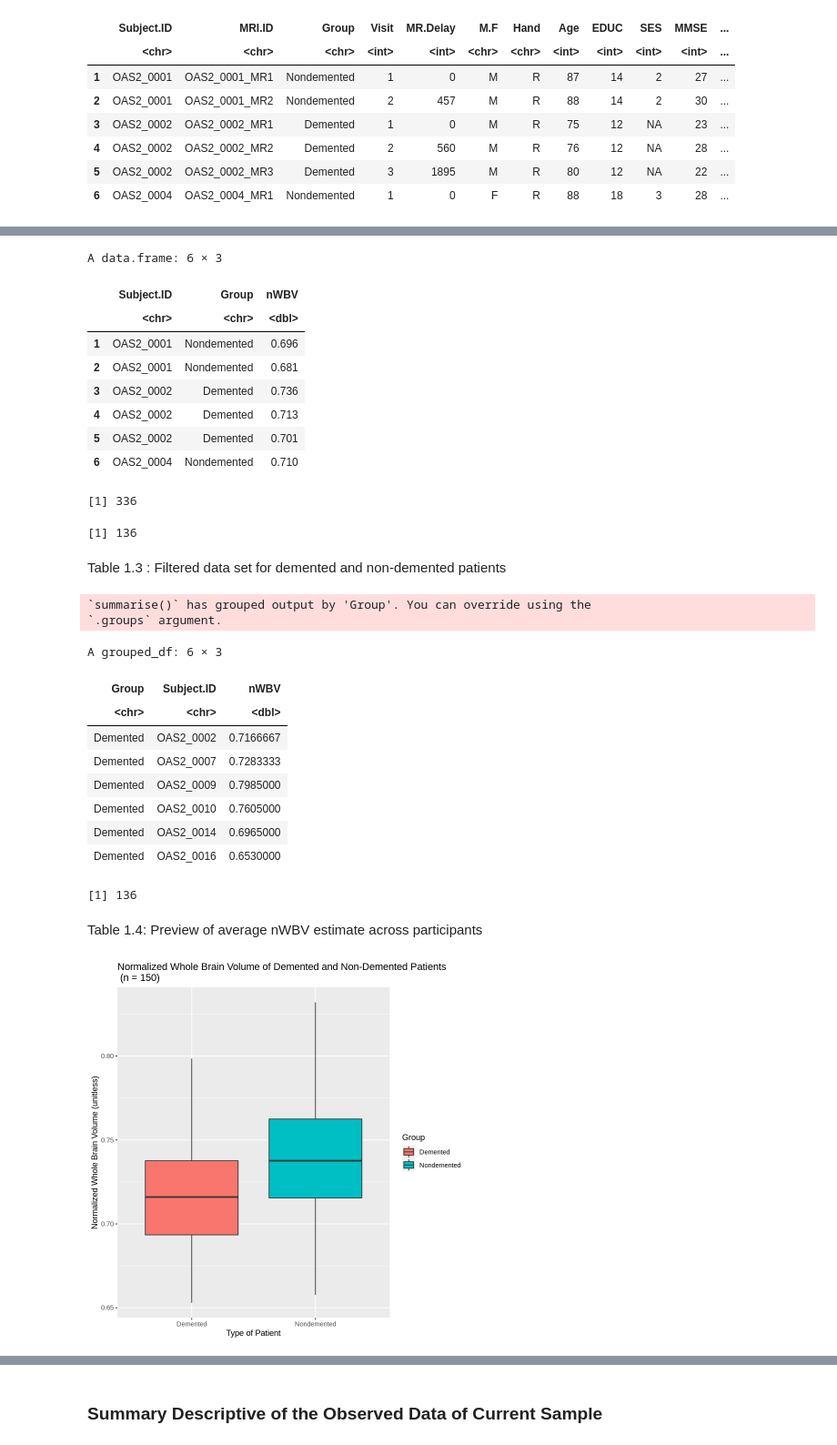
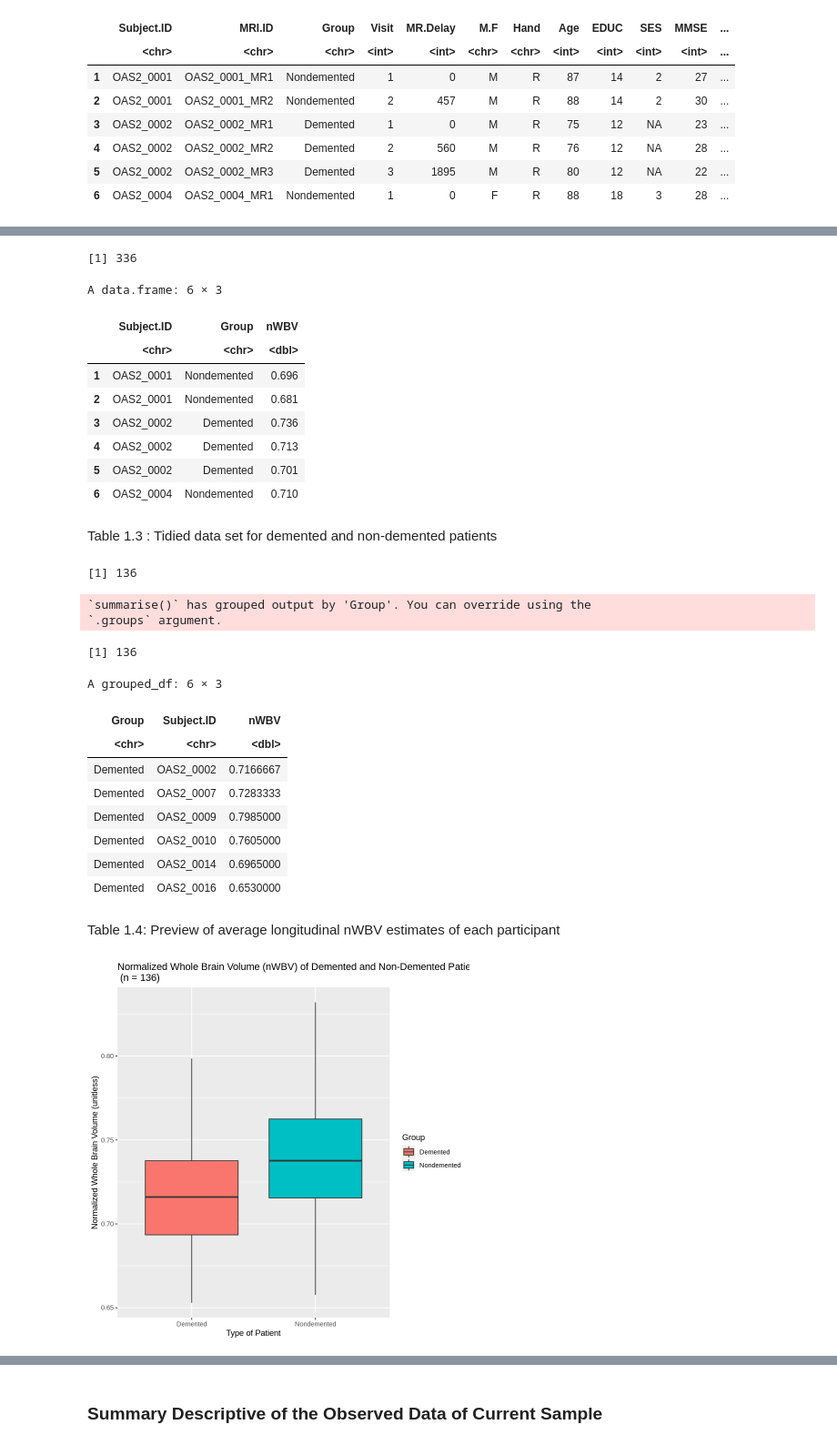
Before and after one commit to yuwangy/alzheimer_analysis, a Jupyter notebook: Project_Final_Submission.ipynb, the cells around one changed output, grey strips where cells are left out. Shown at 91% size. Cells and saved outputs as stored; diff of their text form; code cells hidden in the pictures.

```diff
--- a/Project_Final_Submission.ipynb
+++ b/Project_Final_Submission.ipynb
@@ -73,26 +76,23 @@ Table 1.2: Data Frame
 # %%
-# filter for demented and nondemented patients
-# select alzheimer type and brain volume columns from alzheimer dataset
-# remove missing NA values from nWBV
+# Tidying data:
 
-# Demented: diagnosed with dementia
-# Nondemented: not diagnosed with dementia, may be used as a control group in the study
+# (1) Filter only demented and nondemented patients
+# (2) Remove missing NA values from nWBV
+# (3) Select variable of interest: Group and nWBV columns, along with Subject.ID
 
-nwbv1 <- data_alzheimer |>
+nwbv_tidy <- data_alzheimer |>
 filter(Group == "Demented" | Group == "Nondemented") |>
 filter(!is.na(nWBV)) |>
 select(Subject.ID, Group, nWBV)
 
-head(nwbv1)
+# Count number of rows of filtered data: 336
+nrow(nwbv_tidy)
 
-nrow(nwbv1)
-
-nwbv1|>
-group_by(Subject.ID)|>
-summarize(mean(nWBV)) |>
-nrow()
+# Preview data:
+head(nwbv_tidy)
 # %% [output]
-A data.frame: 6 × 3
+[1] 336
+A data.frame: 6 × 3
 |  | Subject.ID | Group | nWBV |
 |  | <chr> | <chr> | <dbl> |
 | 1 | OAS2_0001 | Nondemented | 0.696 |
@@ -101,23 +101,34 @@ A data.frame: 6 × 3
 | 4 | OAS2_0002 | Demented | 0.713 |
 | 5 | OAS2_0002 | Demented | 0.701 |
 | 6 | OAS2_0004 | Nondemented | 0.710 |
-[1] 336
-[1] 136
 # %% [markdown]
-Table 1.3 : Filtered data set for demented and non-demented patients
+Table 1.3 : Tidied data set for demented and non-demented patients
+# %%
+# Count number of existing participants (total sample size) after NA values are removed:
+
+total_sample_size <- nwbv_tidy|>
+group_by(Subject.ID)|>
+summarize(count = n()) |>
+nrow()
+
+total_sample_size # n = 136
+# %% [output]
+[1] 136
 # %%
-# Because we have longitudinal data of multiple scan for the same patient, we compute the average nWBV over different laboratory scans.
+# Because data is longitudinal and each patient had multiple brain-scans, we average the nWBV over different laboratory visits.
 
-nwbv <- nwbv1 |>
+nwbv <- nwbv_tidy |>
 group_by(Group, Subject.ID) |>
 summarize(nWBV = mean(nWBV))
 
+nrow(nwbv) # n = 136
+
 head(nwbv)
-nrow(nwbv)
 # %% [output]
 `summarise()` has grouped output by 'Group'. You can override using the
 `.groups` argument.
-A grouped_df: 6 × 3
+[1] 136
+A grouped_df: 6 × 3
 | Group | Subject.ID | nWBV |
 | <chr> | <chr> | <dbl> |
 | Demented | OAS2_0002 | 0.7166667 |
@@ -126,20 +137,19 @@ A grouped_df: 6 × 3
 | Demented | OAS2_0010 | 0.7605000 |
 | Demented | OAS2_0014 | 0.6965000 |
 | Demented | OAS2_0016 | 0.6530000 |
-[1] 136
 # %% [markdown]
-Table 1.4: Preview of average nWBV estimate across participants
+Table 1.4: Preview of average longitudinal nWBV estimates of each participant
 # %%
-# Create boxplot of the nWBV for the Demented and Non-Demented Groups to visualize sample difference
+# Boxplot of the nWBV for the Demented and Non-Demented Groups to visualize sample difference
 
 boxplot_nwbv <- nwbv |>
 ggplot() +
 geom_boxplot(aes(x = Group, y = nWBV, fill = Group)) +
 xlab("Type of Patient") +
 ylab("Normalized Whole Brain Volume (unitless)") +
-ggtitle("Normalized Whole Brain Volume of Demented and Non-Demented Patients \n (n = 150)")
+ggtitle("Normalized Whole Brain Volume (nWBV) of Demented and Non-Demented Patients \n (n = 136)")
 
 boxplot_nwbv
 # %% [output]
-[figure, old version]
+[figure, new version]
 # %% [markdown]
```
Also changed, not shown: parts of 39 cells of this notebook.
